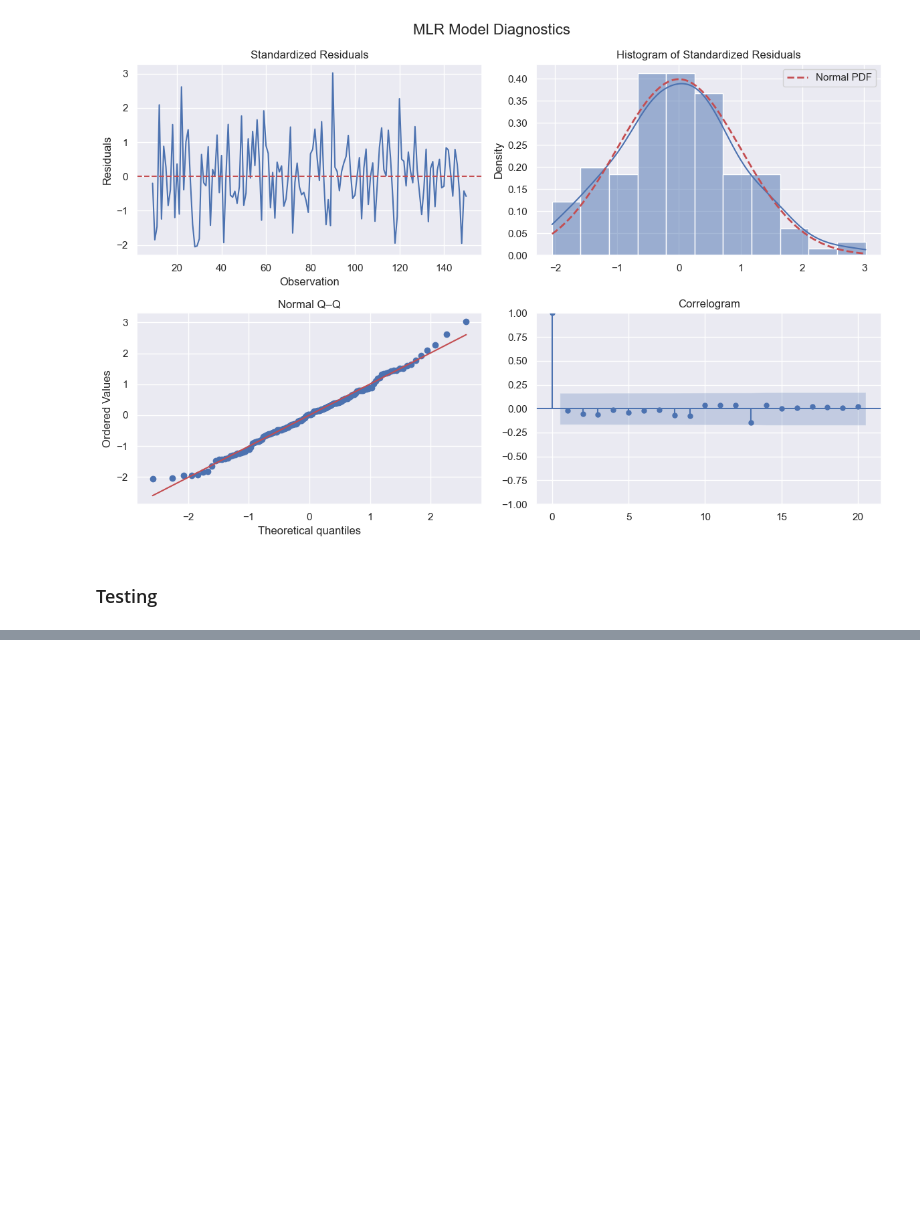
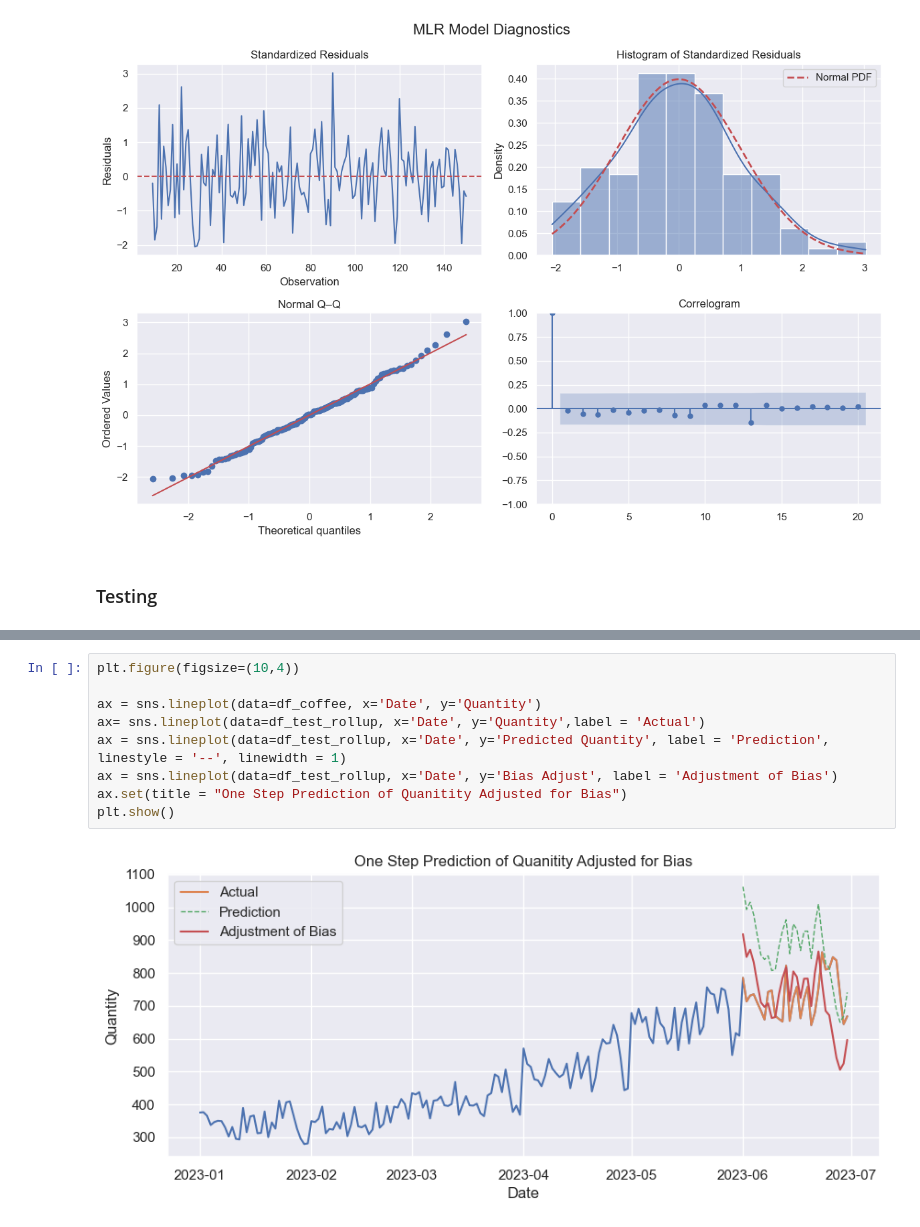
Before and after one commit to Murphysics1/masters_capstone, a Jupyter notebook: Coffee_MLR_Model.ipynb, the cells around one changed output, grey strips where cells are left out. Drawn from its saved outputs; the diff is of its cells as text; blank space fills up the shorter version.

```diff
--- a/Coffee_MLR_Model.ipynb
+++ b/Coffee_MLR_Model.ipynb
@@ -200,0 +319,11 @@ plt.show()
+# %%
+plt.figure(figsize=(10,4))
+
+ax = sns.lineplot(data=df_coffee, x='Date', y='Quantity')
+ax= sns.lineplot(data=df_test_rollup, x='Date', y='Quantity',label = 'Actual')
+ax = sns.lineplot(data=df_test_rollup, x='Date', y='Predicted Quantity', label = 'Prediction', linestyle = '--', linewidth = 1)
+ax = sns.lineplot(data=df_test_rollup, x='Date', y='Bias Adjust', label = 'Adjustment of Bias')
+ax.set(title = "One Step Prediction of Quanitity Adjusted for Bias")
+plt.show()
+# %% [output]
+[figure, added]
```
Also changed, not shown: parts of 18 cells of this notebook.
